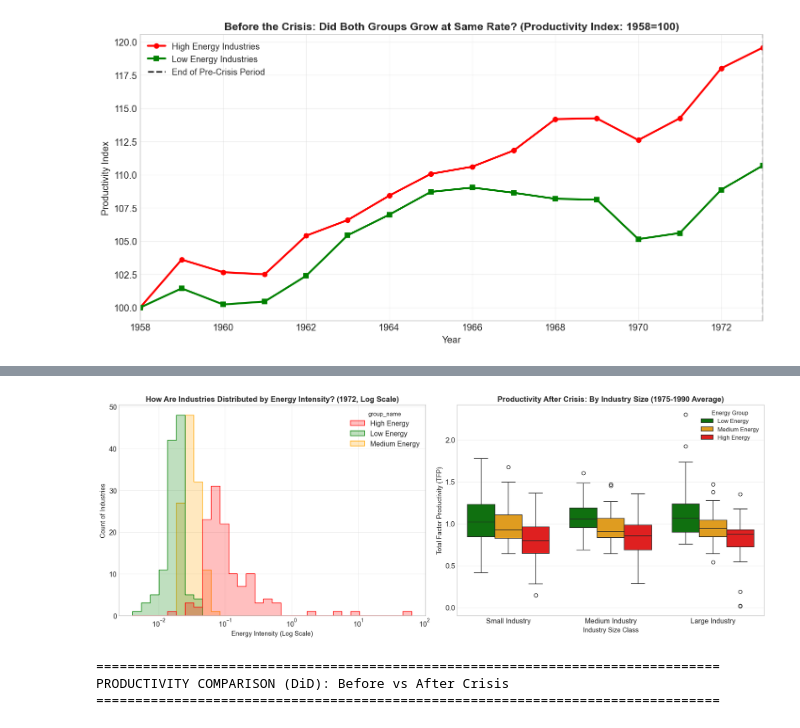
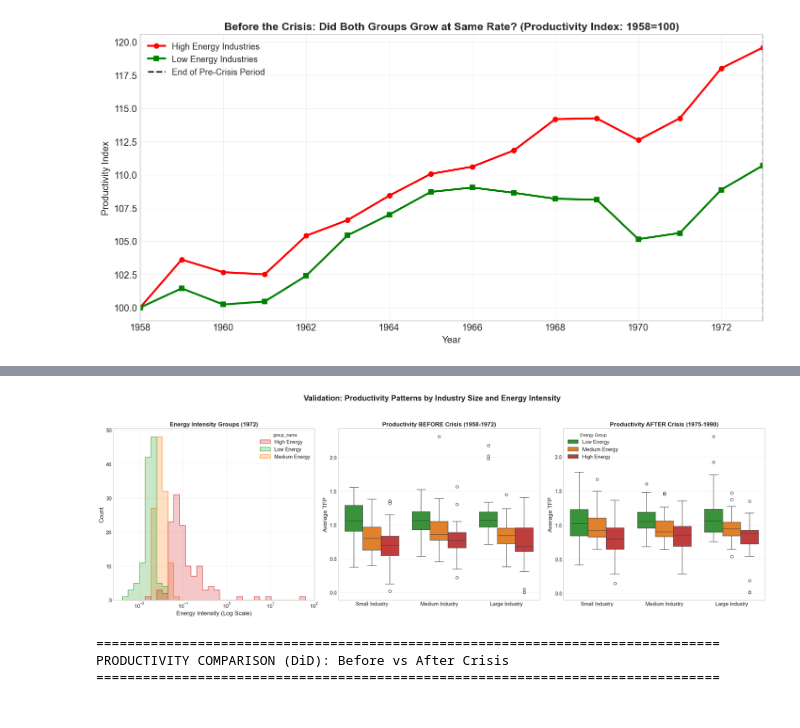
Before and after one commit to ofek31415-eng/Sourse_Idea, a Jupyter notebook: notebooks/idea_data_analysis.ipynb, the cells around one changed output, grey strips where cells are left out. Saved outputs shown, nothing was run; the diff lists cells and outputs as text; code cells hidden in the pictures.

```diff
--- a/notebooks/idea_data_analysis.ipynb
+++ b/notebooks/idea_data_analysis.ipynb
@@ -11,9 +11,8 @@ from statsmodels.formula.api import ols
 from sklearn.neighbors import NearestNeighbors
 from sklearn.linear_model import LogisticRegression
 
-file_path = r"C:\Users\ofek3\OneDrive\Desktop\Idea_1973_Code\Sourse_Idea\data\nberces5818v1_n2012.csv"
+file_path = r"G:\My Drive\02_Studies\02_Idea\01_Academic\02_Idea_1973_Code\Sourse_Idea\data\nberces5818v1_n2012.csv"
 df = pd.read_csv(file_path)
-save_folder = r"C:\Users\ofek3\OneDrive\Desktop\Idea_1973_Code\Sourse_Idea\figures"
 # %%
 # --- Data setup: Create real value variables (VADD) ---
 # 1. Create real variables - remove inflation effects
@@ -24,6 +23,7 @@ df['real_energy'] = df['energy'] / df['pien']
 # Why: VADD shows real industry growth without raw material noise
 df['real_vadd'] = df['vadd'] / df['piship']
 
+df['log_vadd'] = np.log(df['real_vadd'])
 # 2. Calculate energy intensity compared to value added
 # This shows how much energy was needed to create one unit of output
 df['real_energy_intensity'] = df['real_energy'] / df['real_vadd']
@@ -495,52 +521,57 @@ Passing `palette` without assigning `hue` is deprecated and will be removed in v
 # %%
-# --- Validation and checking for other differences (confounding variables) ---
+# 1. Prepare the data for Pre and Post crisis periods
+pre_crisis_avg = df_final[(df_final['year'] >= 1958) & (df_final['year'] <= 1972)].copy()
+post_crisis_avg = df_final[(df_final['year'] >= 1975) & (df_final['year'] <= 1990)].copy()
 
-fig, axes = plt.subplots(1, 2, figsize=(16, 6))
+# Group by industry to get a single average per sector for each period
+pre_summary = pre_crisis_avg.groupby(['naics', 'group_name', 'industry_size_cat'])['tfp5'].mean().reset_index()
+post_summary = post_crisis_avg.groupby(['naics', 'group_name', 'industry_size_cat'])['tfp5'].mean().reset_index()
 
-# --- Left graph: Distribution of energy intensity (log scale) ---
+# Sort the size categories so they appear in order
+size_order = ['Small Industry', 'Medium Industry', 'Large Industry']
+color_palette = {'High Energy': '#d62728', 'Medium Energy': '#ff7f0e', 'Low Energy': '#2ca02c'}
+
+# Create a figure with 3 side-by-side plots
+fig, axes = plt.subplots(1, 3, figsize=(22, 7))
+
+# --- Graph 1: Intensity Distribution (Verification) ---
 sns.histplot(
     data=df_final[df_final['year'] == 1972],
-    x='real_energy_intensity',
-    hue='group_name',
-    element="step",
-    log_scale=True,
-    ax=axes[0],
-    palette={'High Energy': 'red', 'Medium Energy': 'orange', 'Low Energy': 'green'}
+    x='real_energy_intensity', hue='group_name',
+    element="step", log_scale=True, ax=axes[0], palette=color_palette
 )
-axes[0].set_title('How Are Industries Distributed by Energy Intensity? (1972, Log Scale)', fontweight='bold', fontsize=13)
-axes[0].set_xlabel('Energy Intensity (Log Scale)', fontsize=11)
-axes[0].set_ylabel('Count of Industries', fontsize=11)
+axes[0].set_title('Energy Intensity Groups (1972)', fontweight='bold', fontsize=14)
+axes[0].set_xlabel('Energy Intensity (Log Scale)')
 
-# --- Right graph: Productivity by size and energy group (post-crisis average) ---
-# Calculate average productivity from 1975-1990
-post_crisis_avg = df_final[
-    (df_final['year'] >= 1975) & (df_final['year'] <= 1990)
-].groupby(['naics', 'group_name', 'industry_size_cat'])['tfp5'].mean().reset_index()
+# --- Graph 2: Productivity BEFORE Crisis (1958-1972) ---
+sns.boxplot(
+    data=pre_summary, x='industry_size_cat', y='tfp5', hue='group_name',
+    order=size_order, hue_order=['Low Energy', 'Medium Energy', 'High Energy'],
+    palette=color_palette, ax=axes[1]
+)
+axes[1].set_title('Productivity BEFORE Crisis (1958-1972)', fontweight='bold', fontsize=14)
+axes[1].set_ylabel('Average TFP')
+axes[1].set_xlabel('')
+axes[1].get_legend().remove() # Clean up legend for middle plot
 
-# Order categories logically
-size_order = ['Small Industry', 'Medium Industry', 'Large Industry']
+# --- Graph 3: Productivity AFTER Crisis (1975-1990) ---
+sns.boxplot(
+    data=post_summary, x='industry_size_cat', y='tfp5', hue='group_name',
+    order=size_order, hue_order=['Low Energy', 'Medium Energy', 'High Energy'],
+    palette=color_palette, ax=axes[2]
+)
+axes[2].set_title('Productivity AFTER Crisis (1975-1990)', fontweight='bold', fontsize=14)
+axes[2].set_ylabel('Average TFP')
+axes[2].set_xlabel('')
+axes[2].legend(title='Energy Group')
 
-sns.boxplot(
-    data=post_crisis_avg,
-    x='industry_size_cat',
-    y='tfp5',
-    hue='group_name',
-    order=size_order,
-    hue_order=['Low Energy', 'Medium Energy', 'High Energy'],
-    palette={'High Energy': 'red', 'Medium Energy': 'orange', 'Low Energy': 'green'},
-    ax=axes[1]
-)
+# Final adjustments
+plt.suptitle('Validation: Productivity Patterns by Industry Size and Energy Intensity', fontsize=18, fontweight='bold', y=1.05)
+plt.tight_layout()
 
-axes[1].set_title('Productivity After Crisis: By Industry Size (1975-1990 Average)', fontweight='bold', fontsize=13)
-axes[1].set_ylabel('Total Factor Productivity (TFP)', fontsize=11)
-axes[1].set_xlabel('Industry Size Class', fontsize=11)
-axes[1].legend(title='Energy Group', fontsize=10)
-
-plt.tight_layout()
 plt.show()
-# These graphs help confirm our groups are different in energy intensity, not just size
 # %% [output]
-[figure, old version]
+[figure, new version]
 # %%
 # Prepare comparison data for pre and post-crisis periods
 period_comparison = []
```
Also changed, not shown: parts of 8 cells of this notebook, 26 other files.
